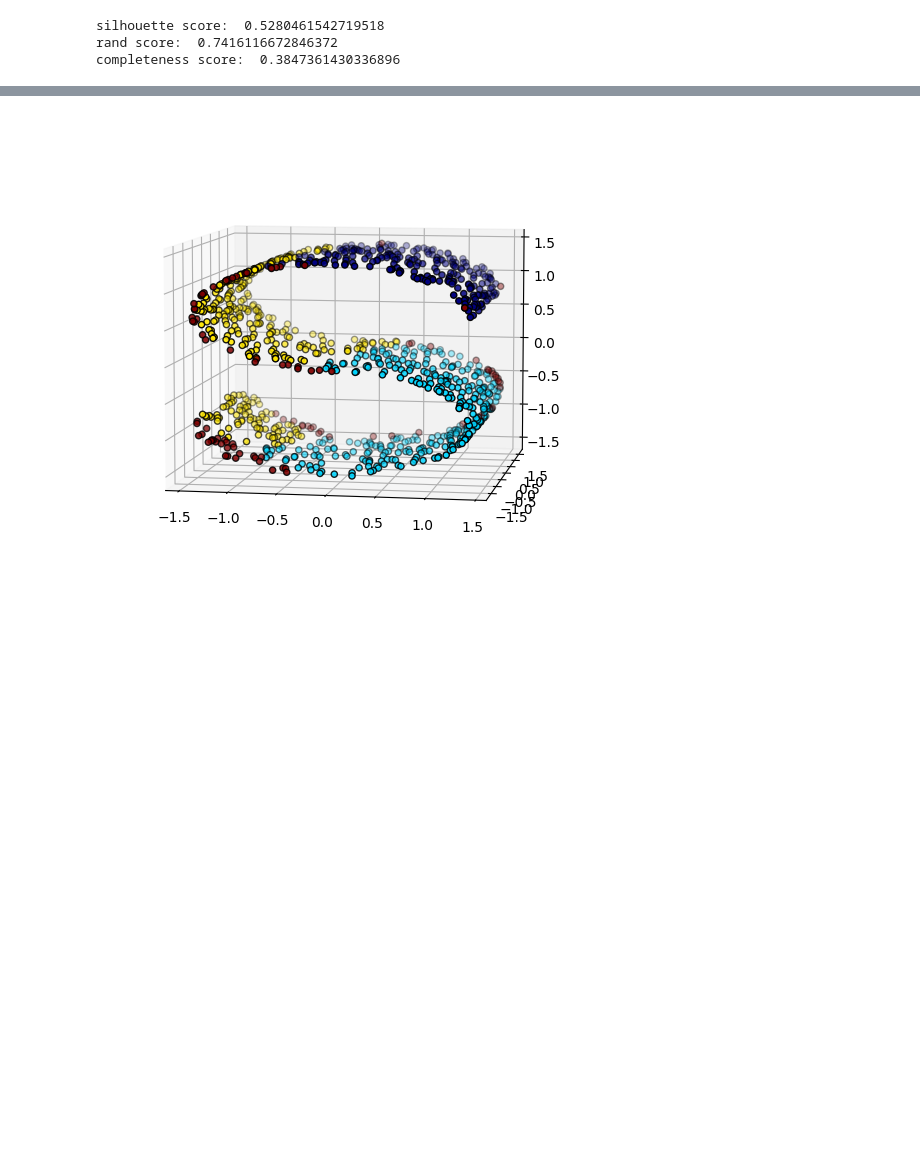
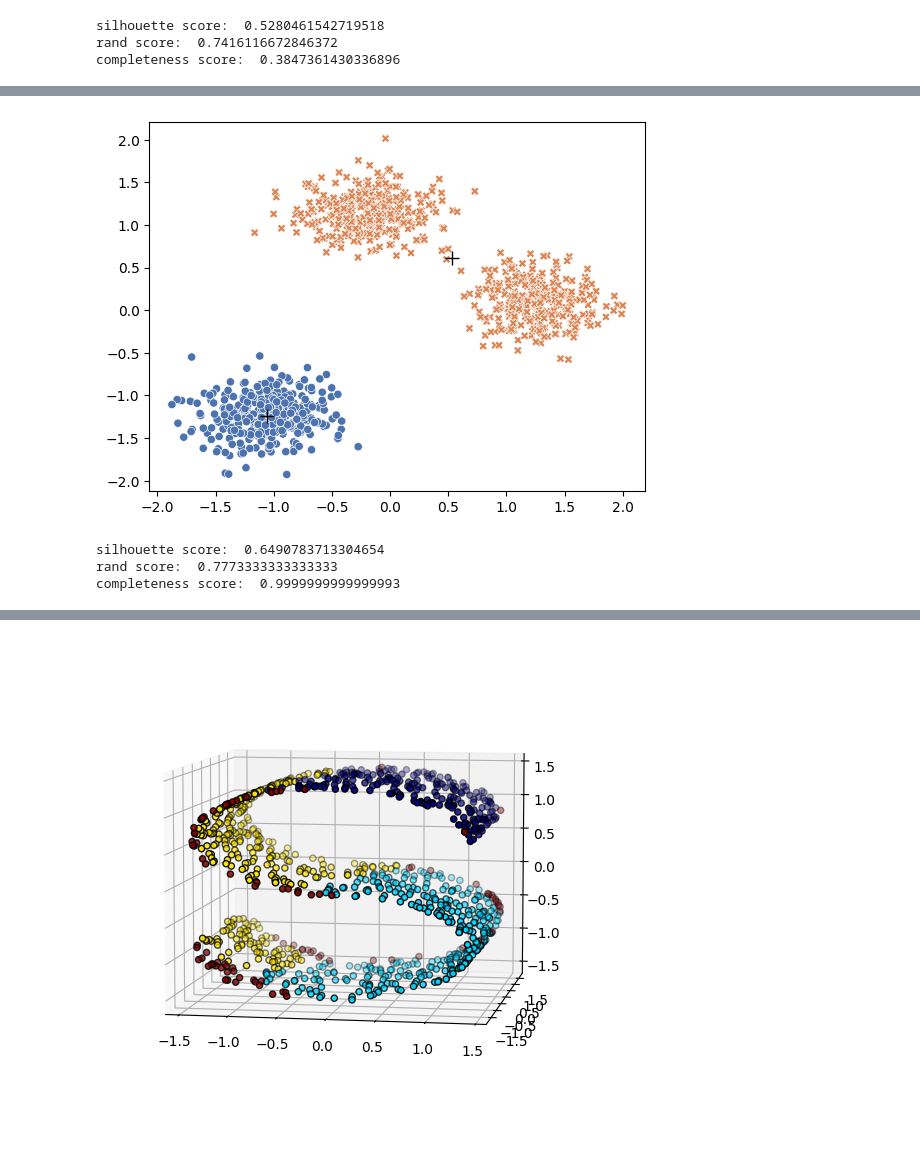
Before and after one commit to ArthRie/trimkmeans, a Jupyter notebook: metric_evaluation.ipynb, the cells around one changed output, grey strips where cells are left out. Saved outputs shown, nothing was run; the diff lists cells and outputs as text; code cells hidden in the pictures; blank space fills up the shorter version.

```diff
--- a/metric_evaluation.ipynb
+++ b/metric_evaluation.ipynb
@@ -321,0 +362,8 @@ completeness score:  0.3847361430336896
+# %%
+#incorrect number of blobs kmeans
+plot_clustering(1000, 3, distribution= 'make_blobs', cluster_method= 'kmeans', cluster_std=1.5, metrics = METRICS, n_cluster=2)
+# %% [output]
+[figure, added]
+silhouette score:  0.6490783713304654
+rand score:  0.7773333333333333
+completeness score:  0.9999999999999993
```
Also changed, not shown: parts of 9 cells of this notebook.
